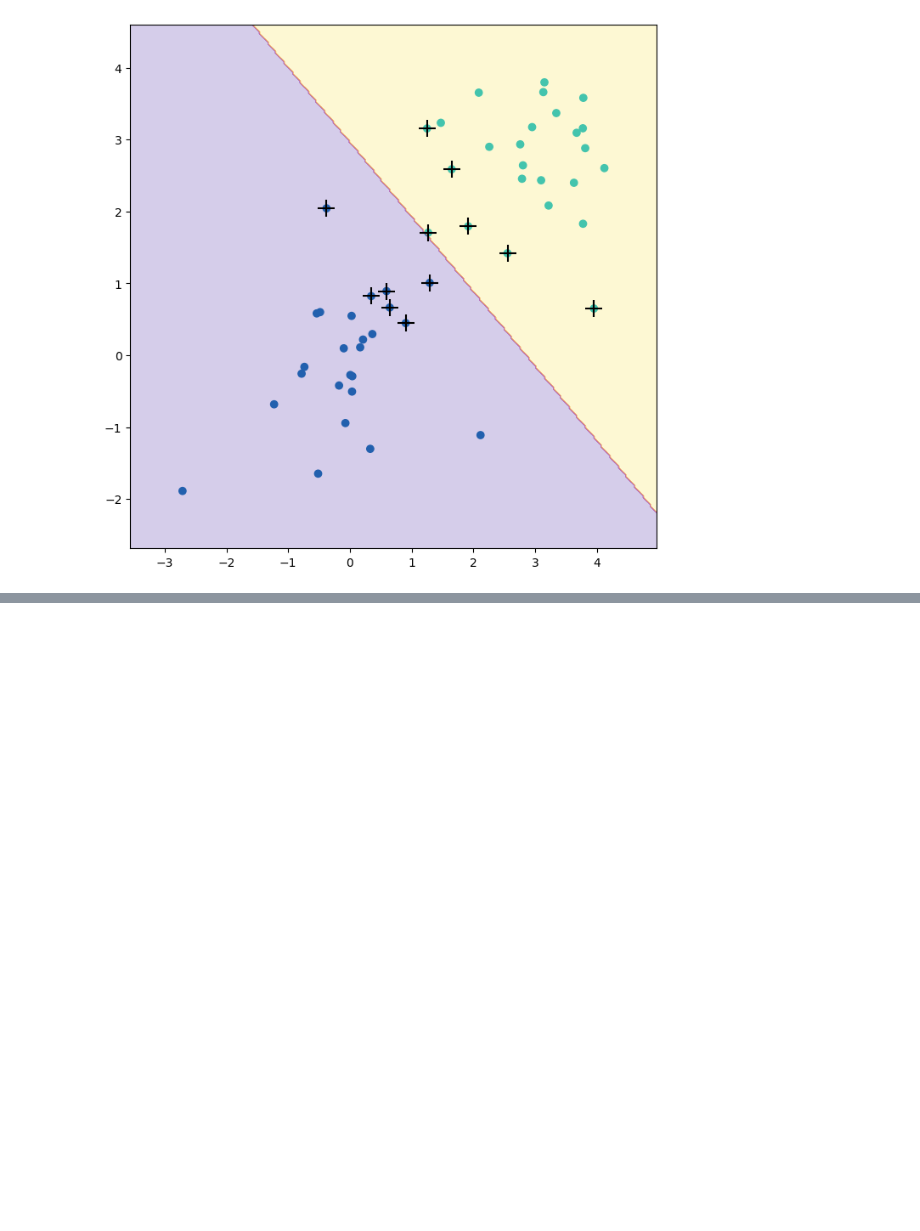
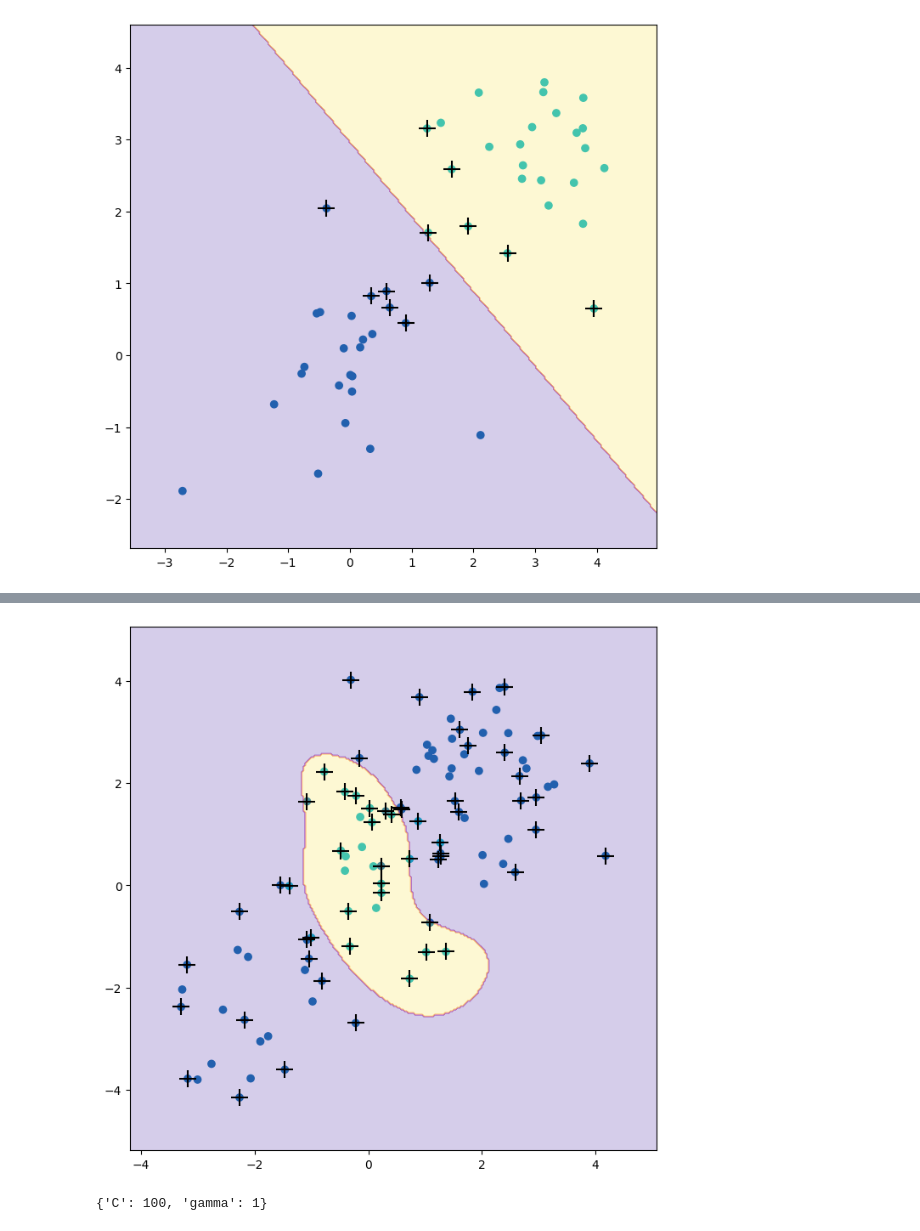
Before and after one commit to JoeyLukes/ISLRv2, a Jupyter notebook: Ch9/Lab/Lab9-6.ipynb, the cells around one changed output, grey strips where cells are left out. Cells and saved outputs as stored; diff of their text form; code cells hidden in the pictures; blank space fills up the shorter version.

```diff
--- a/Ch9/Lab/Lab9-6.ipynb
+++ b/Ch9/Lab/Lab9-6.ipynb
@@ -166,0 +189,39 @@ ax=ax)
+# %%
+## Randomly split into training and testing groups
+## Fit using a radial kernel and an gamma = 1
+
+(X_train,
+X_test,
+y_train,
+y_test) = skm.train_test_split(X,
+y,
+test_size=0.5,
+random_state=0)
+svm_rbf = SVC(kernel="rbf", gamma=1, C=1)
+svm_rbf.fit(X_train, y_train)
+
+fig, ax = subplots(figsize=(8,8))
+plot_svm(X_train,
+y_train,
+svm_rbf,
+ax=ax)
+# %% [output]
+[figure, added]
+# %%
+## There are more training errors than we'd like
+## If we increase the value of C, we reduce training error but likely increase variance
+## Perform CV using GridSearch to select best choice for Gamma
+
+kfold = skm.KFold(5,
+random_state=0,
+shuffle=True)
+grid = skm.GridSearchCV(svm_rbf,
+{'C':[0.1,1,10,100,1000],
+'gamma':[0.5,1,2,3,4]},
+refit=True,
+cv=kfold,
+scoring='accuracy');
+grid.fit(X_train, y_train)
+grid.best_params_
+# %% [output]
+{'C': 100, 'gamma': 1}
```
Also changed, not shown: parts of 4 cells of this notebook.
